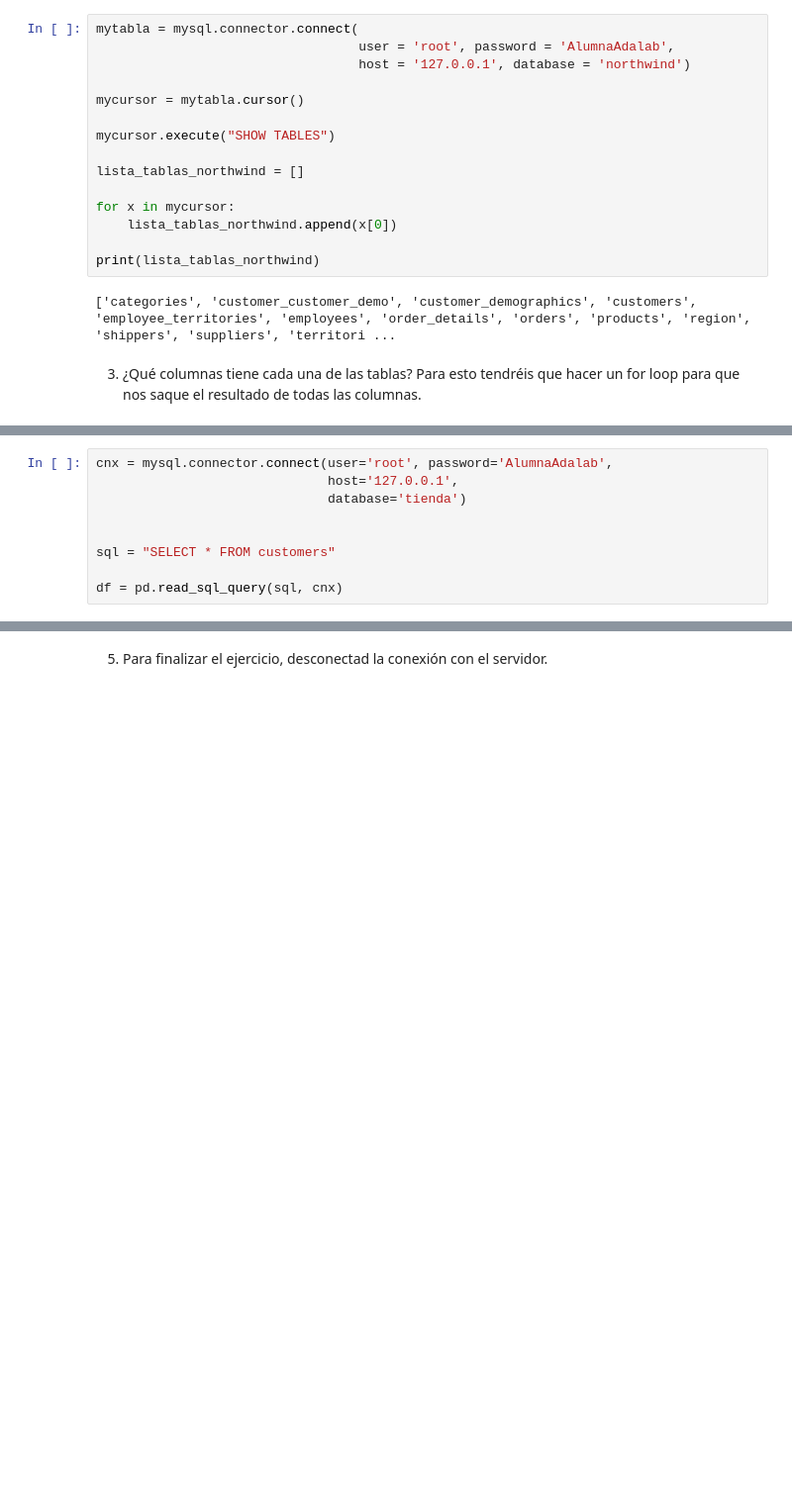
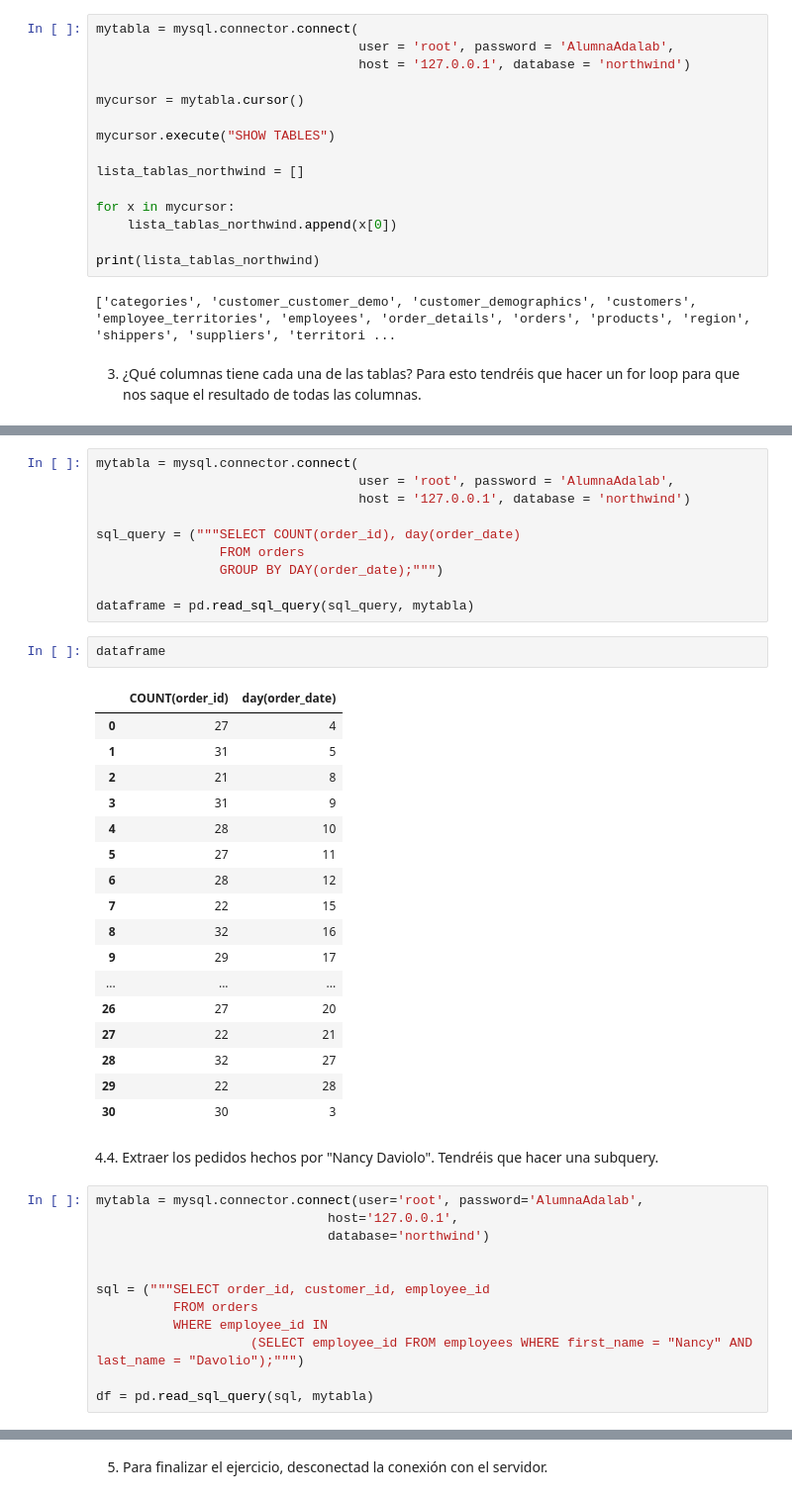
Before and after one commit to anaperezmoreno/promo-d-da-modulo1-sprint2-anabelen-ana-lidya, a Jupyter notebook: python-leccion13-python+mysql.ipynb, the cells around one changed output, grey strips where cells are left out. Shown at 99% size. Drawn from its saved outputs; the diff is of its cells as text; blank space fills up the shorter version.

```diff
--- a/python-leccion13-python+mysql.ipynb
+++ b/python-leccion13-python+mysql.ipynb
@@ -122,9 +134,45 @@ dataframe
+# %%
+mytabla = mysql.connector.connect(
+                                  user = 'root', password = 'AlumnaAdalab',
+                                  host = '127.0.0.1', database = 'northwind')
+
+sql_query = ("""SELECT COUNT(order_id), day(order_date)
+	            FROM orders
+	            GROUP BY DAY(order_date);""")
+
+dataframe = pd.read_sql_query(sql_query, mytabla)
+# %%
+dataframe
+# %% [output]
+|  | COUNT(order_id) | day(order_date) |
+| 0 | 27 | 4 |
+| 1 | 31 | 5 |
+| 2 | 21 | 8 |
+| 3 | 31 | 9 |
+| 4 | 28 | 10 |
+| 5 | 27 | 11 |
+| 6 | 28 | 12 |
+| 7 | 22 | 15 |
+| 8 | 32 | 16 |
+| 9 | 29 | 17 |
+| ... | ... | ... |
+| 26 | 27 | 20 |
+| 27 | 22 | 21 |
+| 28 | 32 | 27 |
+| 29 | 22 | 28 |
+| 30 | 30 | 3 |
+# %% [markdown]
+
+4.4. Extraer los pedidos hechos por "Nancy Daviolo". Tendréis que hacer una subquery.
 # %%
-cnx = mysql.connector.connect(user='root', password='AlumnaAdalab',
+mytabla = mysql.connector.connect(user='root', password='AlumnaAdalab',
                               host='127.0.0.1',
-                              database='tienda')
+                              database='northwind')
 
 
-sql = "SELECT * FROM customers"
+sql = ("""SELECT order_id, customer_id, employee_id
+	      FROM orders
+	      WHERE employee_id IN
+					(SELECT employee_id FROM employees WHERE first_name = "Nancy" AND last_name = "Davolio");""")
 
-df = pd.read_sql_query(sql, cnx)
+df = pd.read_sql_query(sql, mytabla)
```
Also changed, not shown: parts of 8 cells of this notebook.
